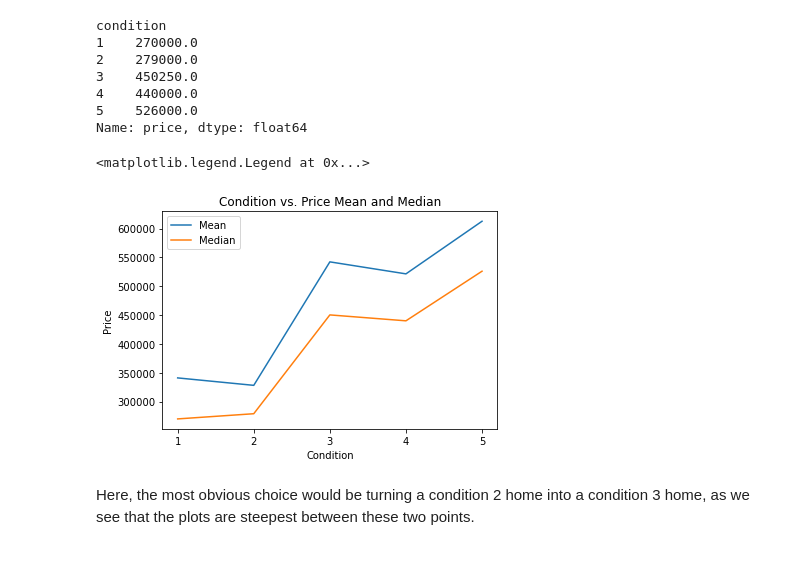
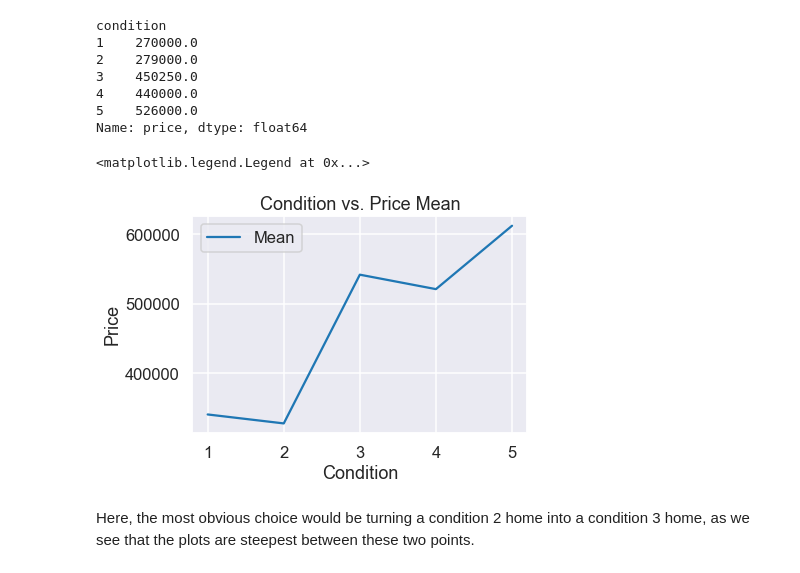
Before and after one commit to hoganbyun/dsc-phase-2-project, a Jupyter notebook: student.ipynb, the cells around one changed output. Saved outputs shown, nothing was run; the diff lists cells and outputs as text; code cells hidden in the pictures.

```diff
--- a/student.ipynb
+++ b/student.ipynb
@@ -1848,10 +1833,13 @@ price_bathroom_df
 | 4.25 | 1.010504e+06 |
 # %%
 # plot bathroom vs. price
+sns.set_style('darkgrid')
+sns.set_context('notebook')
 fig = plt.figure(figsize=(6,4))
 plt.title('Number of Bathrooms vs. Price Mean')
 plt.xlabel('Bathrooms')
 plt.ylabel('Price')
 plt.plot(price_bathroom_df.index, price_bathroom_df['price'])
+#plt.savefig('bath_actual.png')
 # %% [output]
 [<matplotlib.lines.Line2D at 0x...>]
@@ -1897,17 +1885,19 @@ Name: price, dtype: float64
 price_mean_by_condition_df = condtion_df.groupby('condition')['price'].mean()
 price_median_by_condition_df = condtion_df.groupby('condition')['price'].median()
 # %%
+sns.set_style('darkgrid')
+sns.set_context('talk')
 fig = plt.figure(figsize=(6,4))
-plt.title('Condition vs. Price Mean and Median')
+plt.title('Condition vs. Price Mean')
 plt.xlabel('Condition')
 plt.xticks(range(6))
 plt.ylabel('Price')
 plt.plot(price_mean_by_condition_df, label='Mean')
-plt.plot(price_median_by_condition_df, label='Median')
 plt.legend()
+#plt.savefig('condition_act.png')
 # %% [output]
 <matplotlib.legend.Legend at 0x...>
-[figure, old version]
+[figure, new version]
 # %% [markdown]
 Here, the most obvious choice would be turning a condition 2 home into a condition 3 home, as we see that the plots are steepest between these two points.
 # %% [markdown]
```
Also changed, not shown: parts of 32 cells of this notebook, 10 other files.
